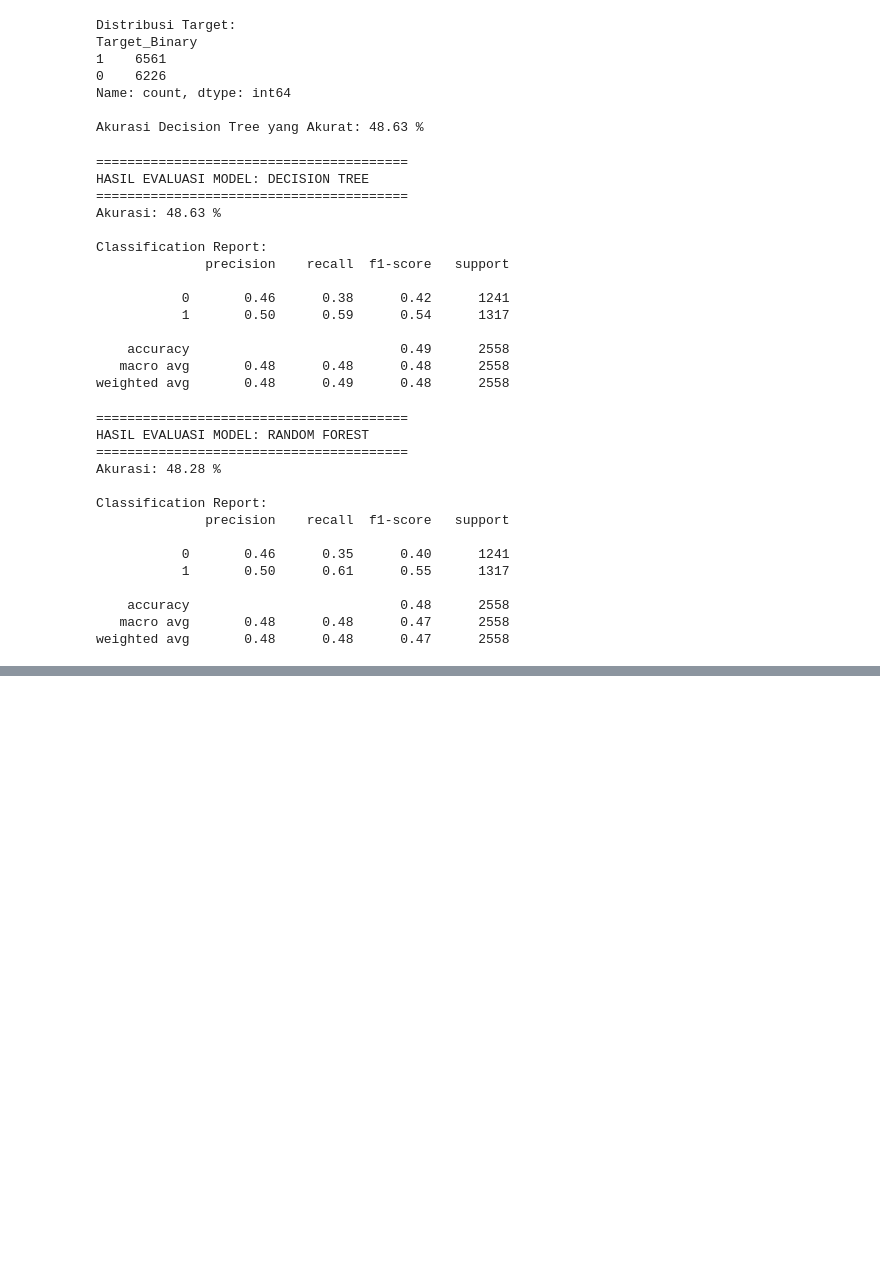
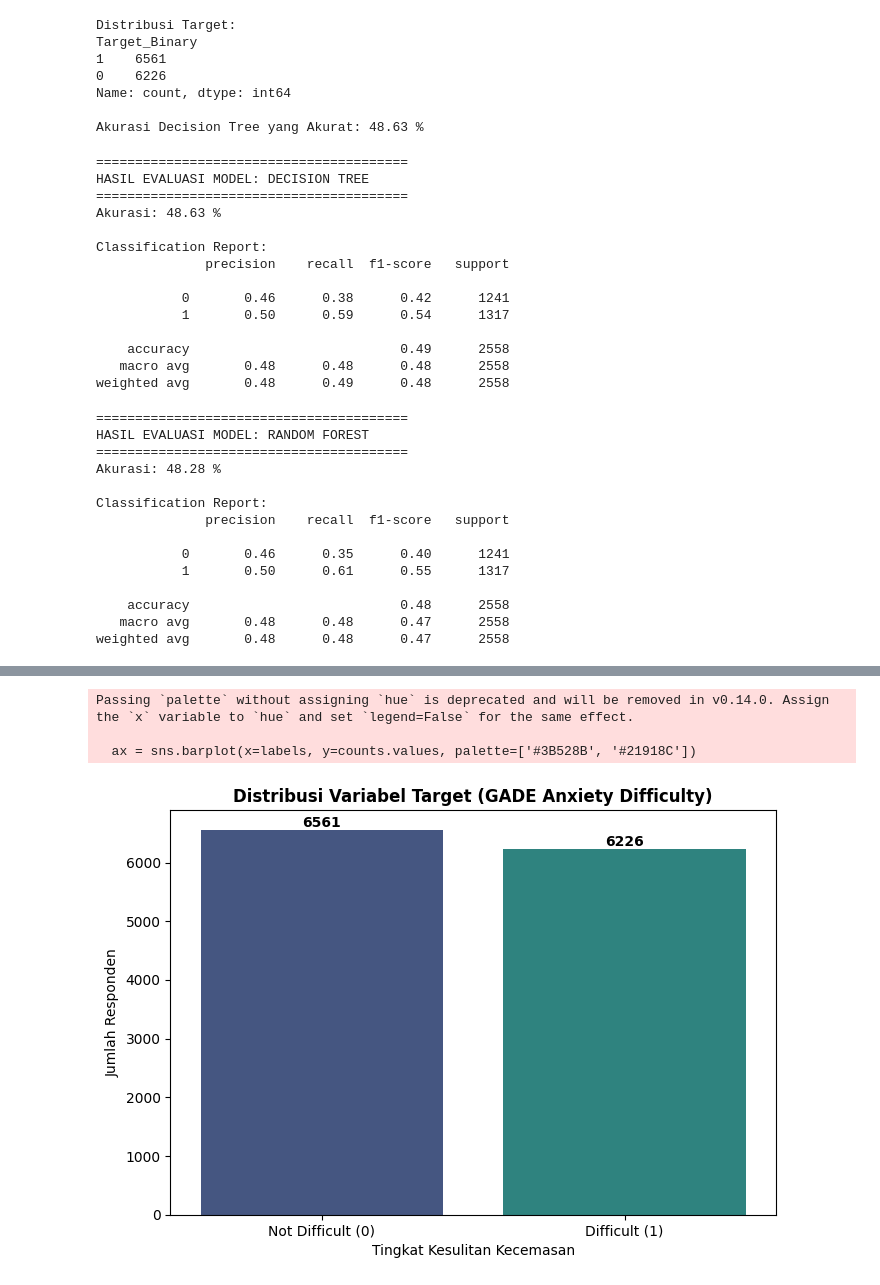
Before and after one commit to ZakieAries/Tugas-Machine-Learning, a Jupyter notebook: analisis dampak game.ipynb, the cells around one changed output, grey strips where cells are left out. Saved outputs shown, nothing was run; the diff lists cells and outputs as text; code cells hidden in the pictures; blank space fills up the shorter version.

```diff
--- a/analisis dampak game.ipynb
+++ b/analisis dampak game.ipynb
@@ -129,0 +226,25 @@ weighted avg       0.48      0.48      0.47      2558
+# %%
+
+# VISUALISASI 1: GRAFIK DISTRIBUSI TARGET
+plt.figure(figsize=(7, 5))
+counts = df_model['Target_Binary'].value_counts()
+labels = ['Not Difficult (0)', 'Difficult (1)']
+
+ax = sns.barplot(x=labels, y=counts.values, palette=['#3B528B', '#21918C'])
+plt.title('Distribusi Variabel Target (GADE Anxiety Difficulty)', fontsize=12, fontweight='bold')
+plt.xlabel('Tingkat Kesulitan Kecemasan', fontsize=10)
+plt.ylabel('Jumlah Responden', fontsize=10)
+
+# Menambahkan angka frekuensi di atas batang
+for p in ax.patches:
+    ax.annotate(f'{int(p.get_height())}',
+                (p.get_x() + p.get_width() / 2., p.get_height()),
+                ha='center', va='center', xytext=(0, 5), textcoords='offset points', fontweight='bold')
+
+plt.tight_layout()
+plt.show()
+# %% [output]
+Passing `palette` without assigning `hue` is deprecated and will be removed in v0.14.0. Assign the `x` variable to `hue` and set `legend=False` for the same effect.
+
+  ax = sns.barplot(x=labels, y=counts.values, palette=['#3B528B', '#21918C'])
+[figure, added]
```
Also changed, not shown: parts of 15 cells of this notebook.
